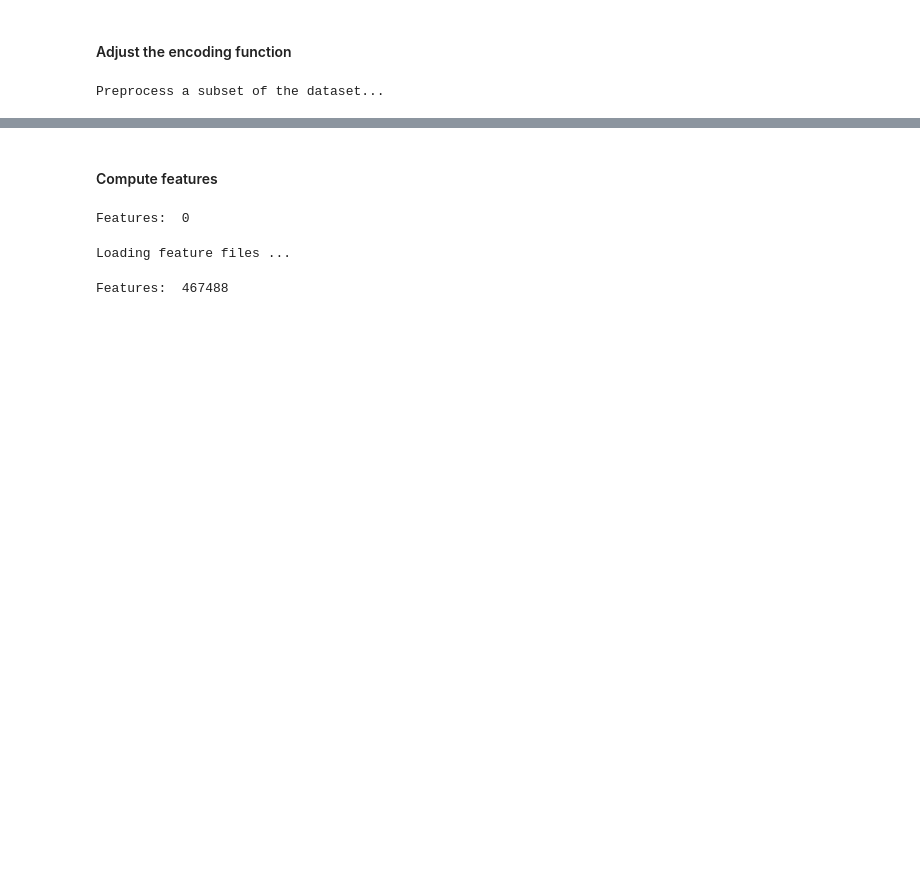
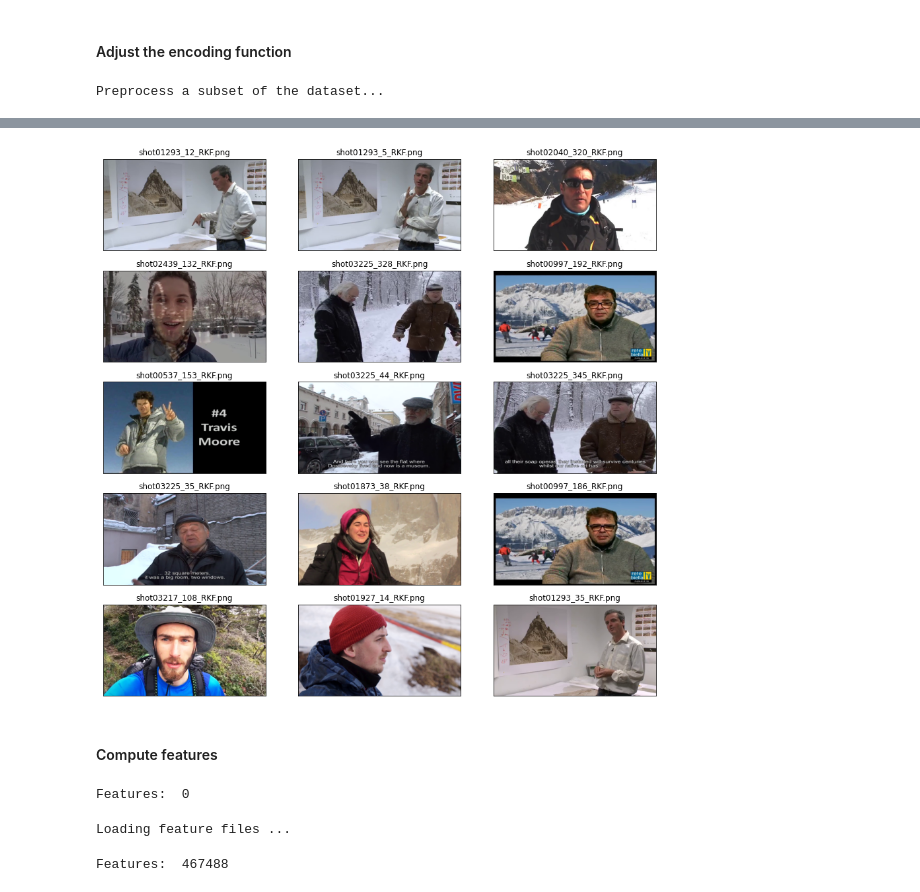
Before and after one commit to thaonhunguyen/VideoFall-VBS2022, a Jupyter notebook: searching/test.ipynb, the cells around one changed output, grey strips where cells are left out. Drawn from its saved outputs; the diff is of its cells as text; code cells hidden in the pictures; blank space fills up the shorter version.

```diff
--- a/searching/test.ipynb
+++ b/searching/test.ipynb
@@ -177,0 +153,10 @@ NameError: name 'natural_keys' is not defined
+# %%
+quantiser = faiss.IndexFlatL2(dimension)
+index = faiss.IndexIVFFlat(quantiser, dimension, nlist,   faiss.METRIC_L2)
+# %%
+print(index.is_trained)   # False
+index.train(features)  # train on the database vectors
+print(index.ntotal)   # 0
+index.add(features)   # add the vectors and update the index
+print(index.is_trained)  # True
+print(index.ntotal)   # 200
@@ -177,0 +168,7 @@ NameError: name 'natural_keys' is not defined
+# %%
+nprobe = 2  # find 2 most similar clusters
+# n_query = 10
+k = 100  # return 3 nearest neighbours
+np.random.seed(0)
+# query_vectors = np.random.random((n_query, dimension)).astype('float32')
+distances, indices = index.search(text_features, k)
@@ -178,3 +191,9 @@ NameError: name 'natural_keys' is not defined
+# %%
+temp = [clip.dataset.image_names[x] for x in indices[0]]
+# %%
+plot_figure(temp)
+# %% [output]
+[figure, added]
 # %% [markdown]
 #### Compute features
 # %%
```
Also changed, not shown: parts of 16 cells of this notebook, 2 other files.
